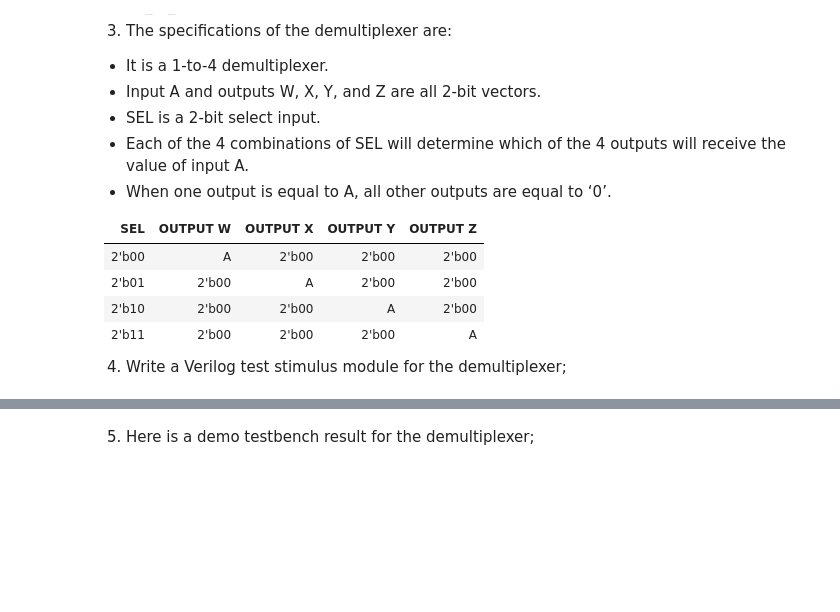
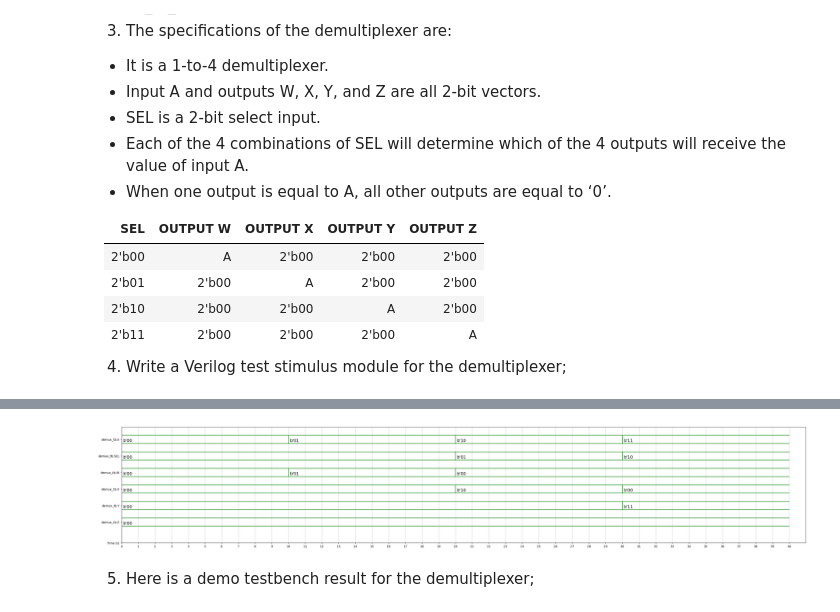
Before and after one commit to dragonflyjt/dragonflyjt.github.io, a Jupyter notebook: 1006392_VerilogGitHomework.ipynb, the cells around one changed output, grey strips where cells are left out. Saved outputs shown, nothing was run; the diff lists cells and outputs as text; code cells hidden in the pictures; blank space fills up the shorter version.

```diff
--- a/1006392_VerilogGitHomework.ipynb
+++ b/1006392_VerilogGitHomework.ipynb
@@ -279,3 +341,11 @@ endmodule
+# %%
+%%waveform demux_tb.vcd
+sign_list = ['demux_tb.A', 'demux_tb.SEL', 'demux_tb.W', 'demux_tb.X', 'demux_tb.Y', 'demux_tb.Z']
+time_begin = 0
+time_end = 40
+base = 'bin'   # Options: 'bin', 'dec', 'dec2', 'hex', 'octal'
+# %% [output]
+[figure, added]
 # %% [markdown]
 5. Here is a demo testbench result for the demultiplexer;
 # %% [markdown]
```
Also changed, not shown: parts of 12 cells of this notebook.
